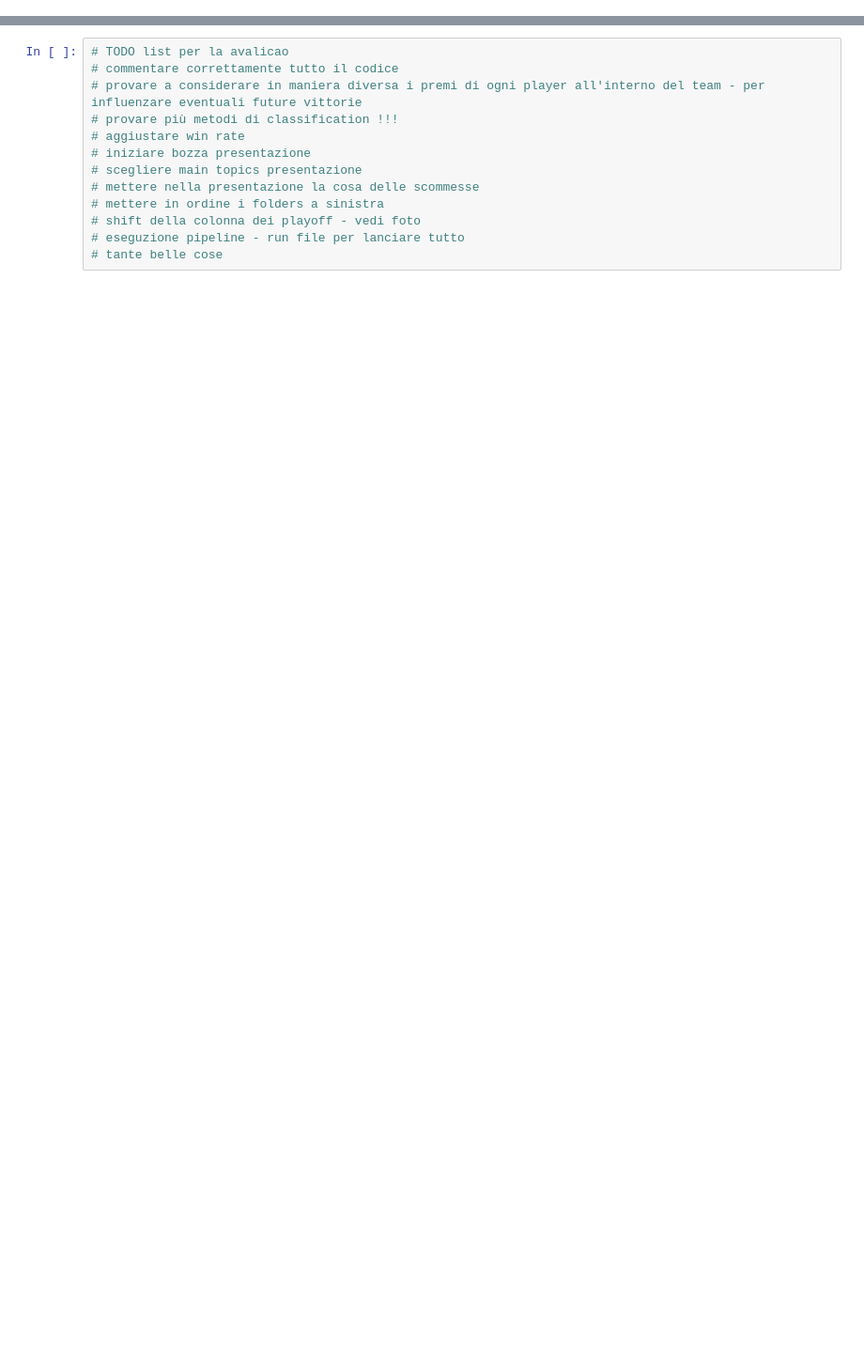
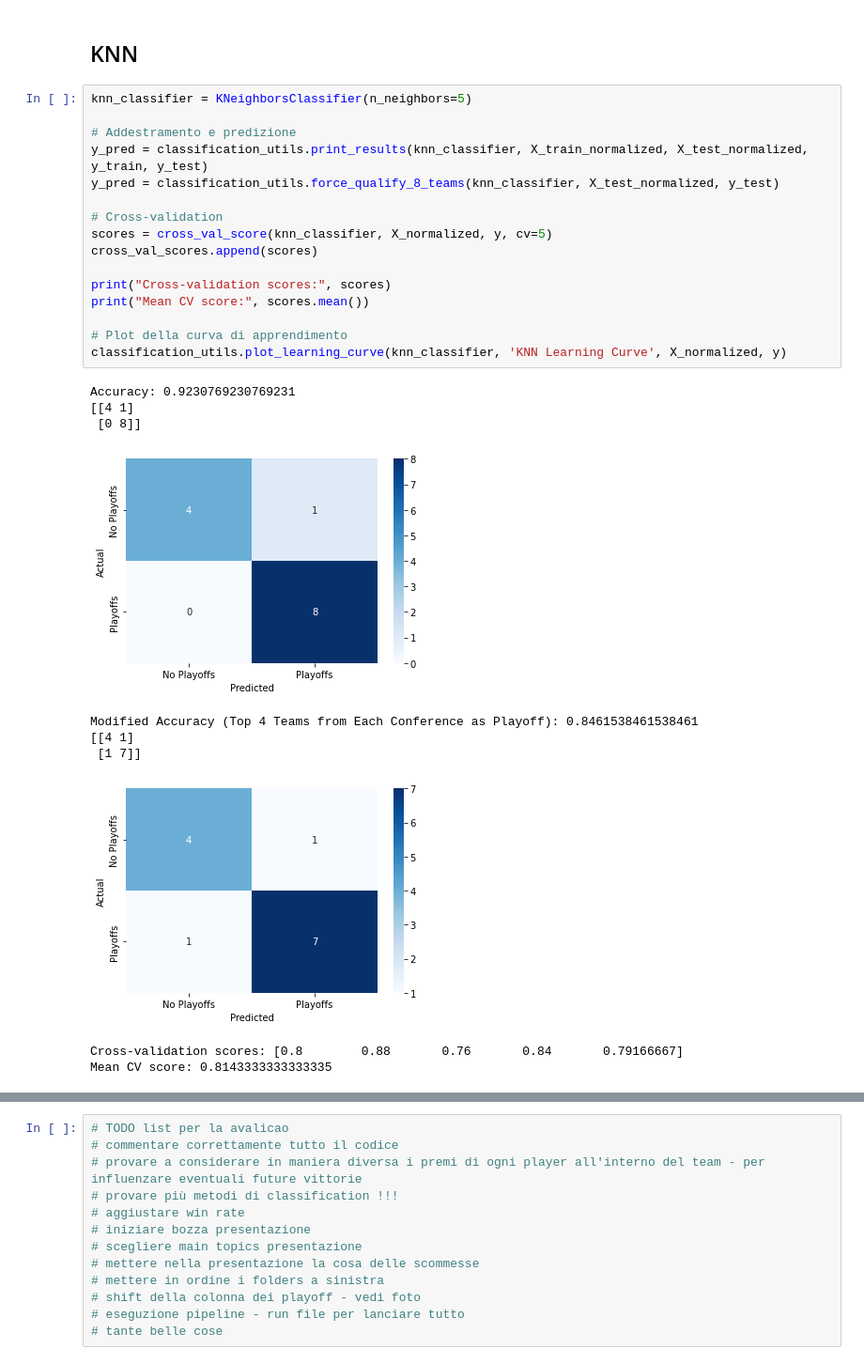
Before and after one commit to LukeDP/ML_G47, a Jupyter notebook: Code/4.Classification/classification.ipynb, the cells around one changed output, grey strips where cells are left out. Shown at 94% size. Drawn from its saved outputs; the diff is of its cells as text; blank space fills up the shorter version.

```diff
--- a/Code/4.Classification/classification.ipynb
+++ b/Code/4.Classification/classification.ipynb
@@ -100,0 +66,29 @@ See the caveats in the documentation: https://pandas.pydata.org/pandas-docs/stab
+# %% [markdown]
+## KNN
+# %%
+knn_classifier = KNeighborsClassifier(n_neighbors=5)
+
+# Addestramento e predizione
+y_pred = classification_utils.print_results(knn_classifier, X_train_normalized, X_test_normalized, y_train, y_test)
+y_pred = classification_utils.force_qualify_8_teams(knn_classifier, X_test_normalized, y_test)
+
+# Cross-validation
+scores = cross_val_score(knn_classifier, X_normalized, y, cv=5)
+cross_val_scores.append(scores)
+
+print("Cross-validation scores:", scores)
+print("Mean CV score:", scores.mean())
+
+# Plot della curva di apprendimento
+classification_utils.plot_learning_curve(knn_classifier, 'KNN Learning Curve', X_normalized, y)
+# %% [output]
+Accuracy: 0.9230769230769231
+[[4 1]
+ [0 8]]
+[figure, added]
+Modified Accuracy (Top 4 Teams from Each Conference as Playoff): 0.8461538461538461
+[[4 1]
+ [1 7]]
+[figure, added]
+Cross-validation scores: [0.8        0.88       0.76       0.84       0.79166667]
+Mean CV score: 0.8143333333333335
```
Also changed, not shown: parts of 37 cells of this notebook, 4 other files.
